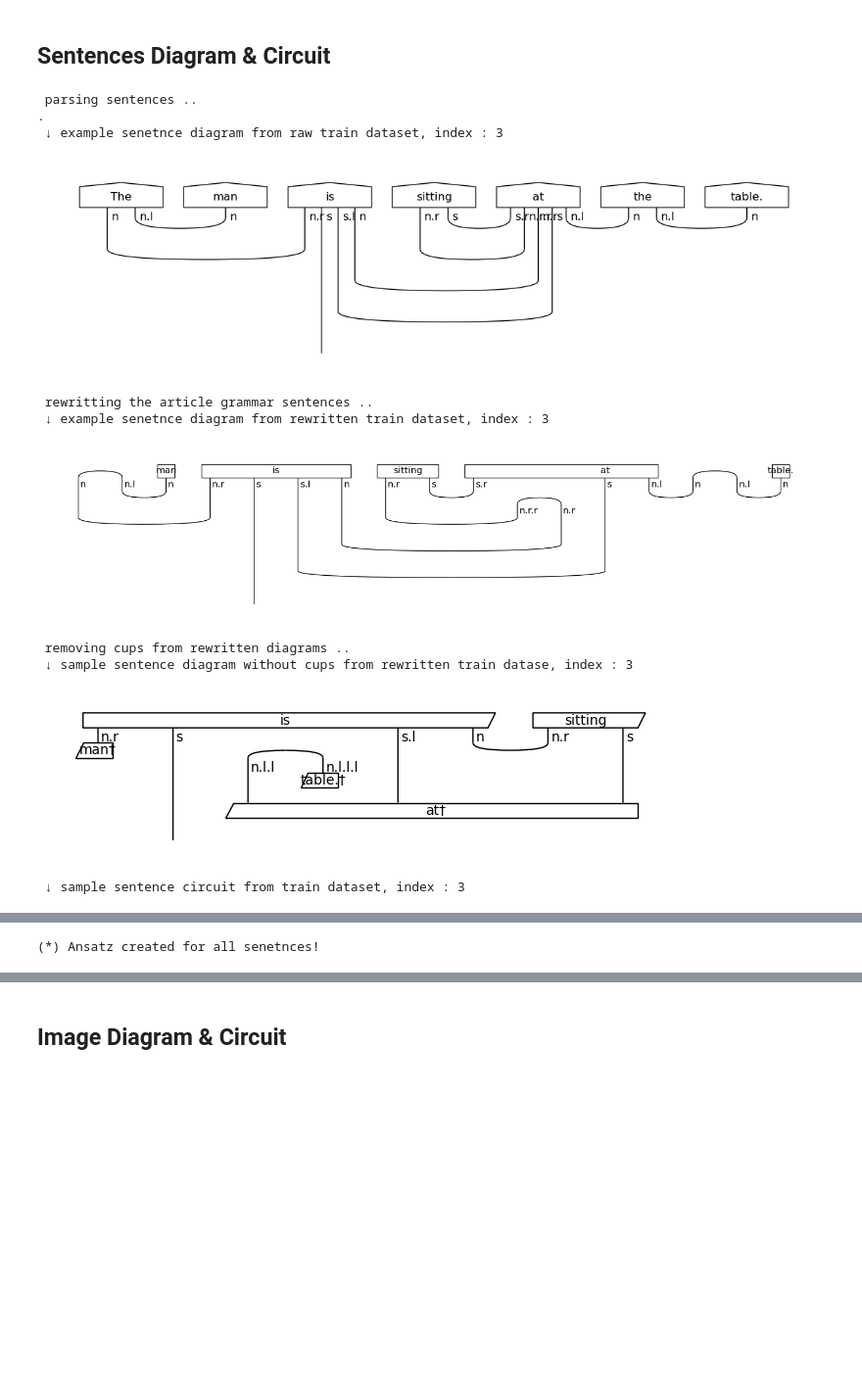
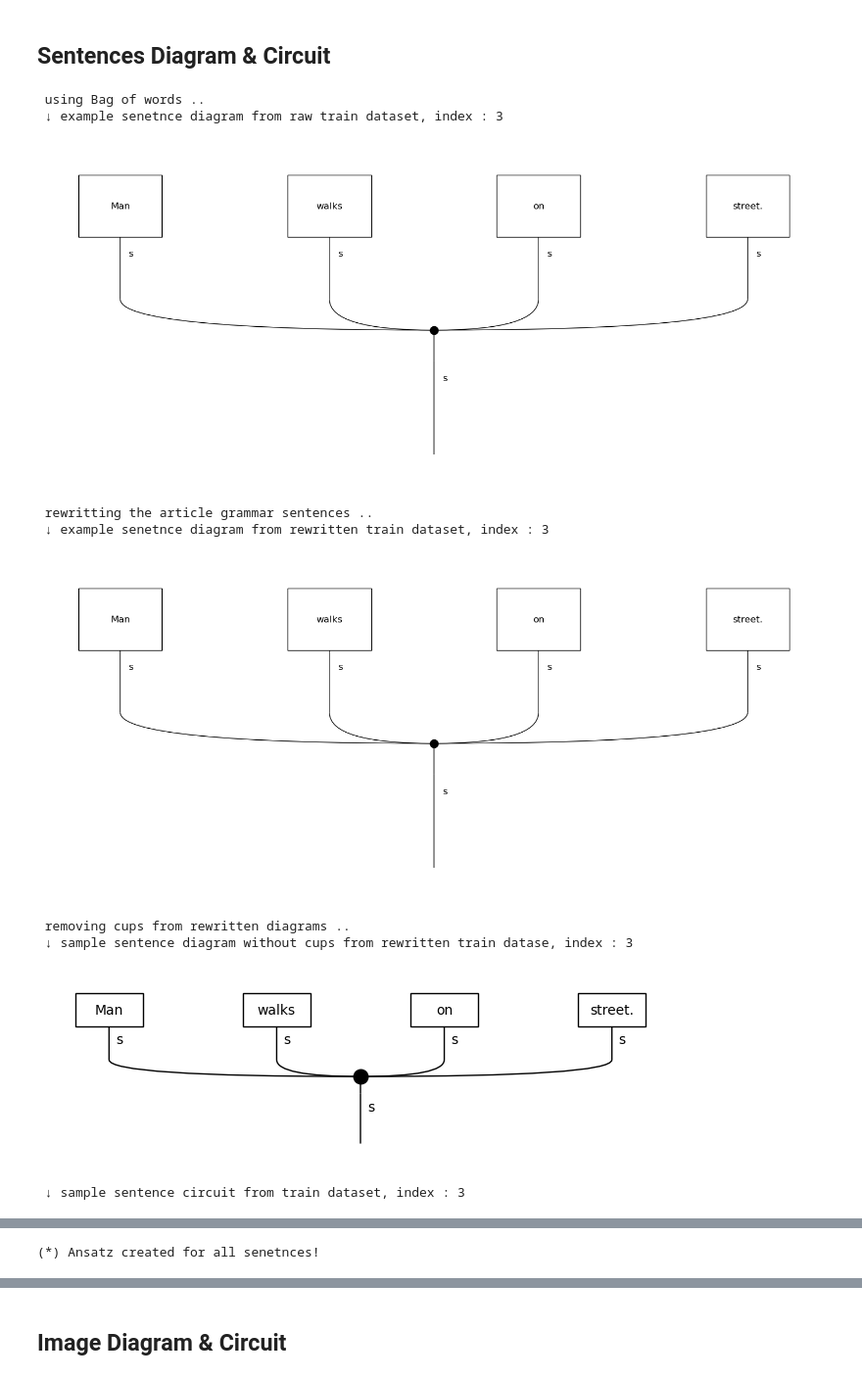
Before and after one commit to halaa901/QNLP-Thesis, a Jupyter notebook: circuit.ipynb, the cells around one changed output, grey strips where cells are left out. Shown at 98% size. Cells and saved outputs as stored; diff of their text form; code cells hidden in the pictures; blank space fills up the shorter version.

```diff
--- a/circuit.ipynb
+++ b/circuit.ipynb
@@ -45,7 +46,7 @@ Split the dataset and label into trainign and testing similar to the pennyland m
 
 # Specify the folder and file name
 folder_name = "Features-Datasets"
-file_name = "features_dataset_1.csv"
+file_name = "features_dataset_3_(40).csv"
 
 # Construct the file path
 file_path = os.path.join(os.getcwd(), folder_name, file_name)
@@ -142,57 +143,84 @@ val_sentences = val_df["sentence"]
 test_sentences = test_df["sentence"]
 
 # Use BobbcatParser to convert it into a string diagram
-print(" parsing sentences ..")
-parser = BobcatParser(verbose='suppress')
-print(".")
-raw_train_sentence_diagrams = [parser.sentence2diagram(sentence) for sentence in train_sentences]
-raw_val_sentence_diagrams = [parser.sentence2diagram(sentence) for sentence in val_sentences]
-raw_test_sentence_diagrams = [parser.sentence2diagram(sentence) for sentence in test_sentences]
+# ==============================================================
+# print(" using bobcat parser ..")
+# parser = BobcatParser(verbose='suppress')
+# print(".")
+# raw_train_sentence_diagrams = [parser.sentence2diagram(sentence) for sentence in train_sentences]
+# raw_val_sentence_diagrams = [parser.sentence2diagram(sentence) for sentence in val_sentences]
+# raw_test_sentence_diagrams = [parser.sentence2diagram(sentence) for sentence in test_sentences]
+# ==============================================================
+
+# Use Bag of words to convert it into a string diagram
+print(" using Bag of words ..")
+# ==============================================================
+raw_train_sentence_diagrams = [spiders_reader.sentence2diagram(sentence) for sentence in train_sentences]
+raw_val_sentence_diagrams = [spiders_reader.sentence2diagram(sentence) for sentence in val_sentences]
+raw_test_sentence_diagrams = [spiders_reader.sentence2diagram(sentence) for sentence in test_sentences]
+# ==============================================================
+
+# Use Cups to convert it into a string diagram
+# print(" using cups ..")
+# # ==============================================================
+# raw_train_sentence_diagrams = [cups_reader.sentence2diagram(sentence) for sentence in train_sentences]
+# raw_val_sentence_diagrams = [cups_reader.sentence2diagram(sentence) for sentence in val_sentences]
+# raw_test_sentence_diagrams = [cups_reader.sentence2diagram(sentence) for sentence in test_sentences]
+# # ==============================================================
+
+# Use Stairs sequence to convert it into a string diagram
+# print(" using stairs ..")
+# # ==============================================================
+# raw_train_sentence_diagrams = [stairs_reader.sentence2diagram(sentence) for sentence in train_sentences]
+# raw_val_sentence_diagrams = [stairs_reader.sentence2diagram(sentence) for sentence in val_sentences]
+# raw_test_sentence_diagrams = [stairs_reader.sentence2diagram(sentence) for sentence in test_sentences]
+# # ==============================================================
+
+
 # --------
 print(f" ↓ example senetnce diagram from raw train dataset, index : {sample_index}")
-raw_train_sentence_diagrams[sample_index].draw(figsize=(14, 3), fontsize=12)
+raw_train_sentence_diagrams[sample_index].draw(figsize=(14, 6), fontsize=12)
 # --------
 
 # Use the rewriter function to remove any prepositionla and determinators
 print(" rewritting the article grammar sentences ..")
 rewritten_train_sentence_diagrams = [rewriter(diag) for diag in raw_train_sentence_diagrams]
 rewritten_val_sentence_diagrams = [rewriter(diag) for diag in raw_val_sentence_diagrams]
 rewritten_test_sentence_diagrams = [rewriter(diag) for diag in raw_test_sentence_diagrams]
 # --------
 print(f" ↓ example senetnce diagram from rewritten train dataset, index : {sample_index}")
-rewritten_train_sentence_diagrams[sample_index].draw(figsize=(14, 3), fontsize=12)
+rewritten_train_sentence_diagrams[sample_index].draw(figsize=(14, 6), fontsize=12)
 # --------
 
 # Use remove cups to decrease the number of wires used
 print(" removing cups from rewritten diagrams ..")
 train_diagrams_sentence = [remove_cups(sentence_diagram) for sentence_diagram in rewritten_train_sentence_diagrams]
 val_diagrams_sentence = [remove_cups(sentence_diagram) for sentence_diagram in rewritten_val_sentence_diagrams]
 test_diagrams_sentence = [remove_cups(sentence_diagram) for sentence_diagram in rewritten_test_sentence_diagrams]
 # --------
 print(f' ↓ sample sentence diagram without cups from rewritten train datase, index : {sample_index}')
 train_diagrams_sentence[sample_index].draw()
 # --------
 
-ansatz_sentence = Sim14Ansatz({AtomicType.NOUN: 1, AtomicType.SENTENCE: 1, AtomicType.PREPOSITIONAL_PHRASE: 1},n_layers=3)
+ansatz_sentence = Sim14Ansatz({AtomicType.NOUN: 1, AtomicType.SENTENCE: 1, AtomicType.PREPOSITIONAL_PHRASE: 1},n_layers=2)
 
 train_circuits_sentence = [ansatz_sentence(diagram) for diagram in train_diagrams_sentence]
 val_circuits_sentence = [ansatz_sentence(diagram) for diagram in val_diagrams_sentence]
 test_circuits_sentence = [ansatz_sentence(diagram) for diagram in test_diagrams_sentence]
 # --------
 print(f' ↓ sample sentence circuit from train dataset, index : {sample_index}')
 train_circuits_sentence[sample_index].draw(figsize=(30, 20), fontsize=12)
 # --------
 
 print("(*) Ansatz created for all senetnces!\n")
 # %% [output]
- parsing sentences ..
-.
+ using Bag of words ..
  ↓ example senetnce diagram from raw train dataset, index : 3
-[figure, old version]
+[figure, new version]
  rewritting the article grammar sentences ..
  ↓ example senetnce diagram from rewritten train dataset, index : 3
-[figure, old version]
+[figure, new version]
  removing cups from rewritten diagrams ..
  ↓ sample sentence diagram without cups from rewritten train datase, index : 3
-[figure, old version]
+[figure, new version]
  ↓ sample sentence circuit from train dataset, index : 3
```
Also changed, not shown: parts of 14 cells of this notebook.
